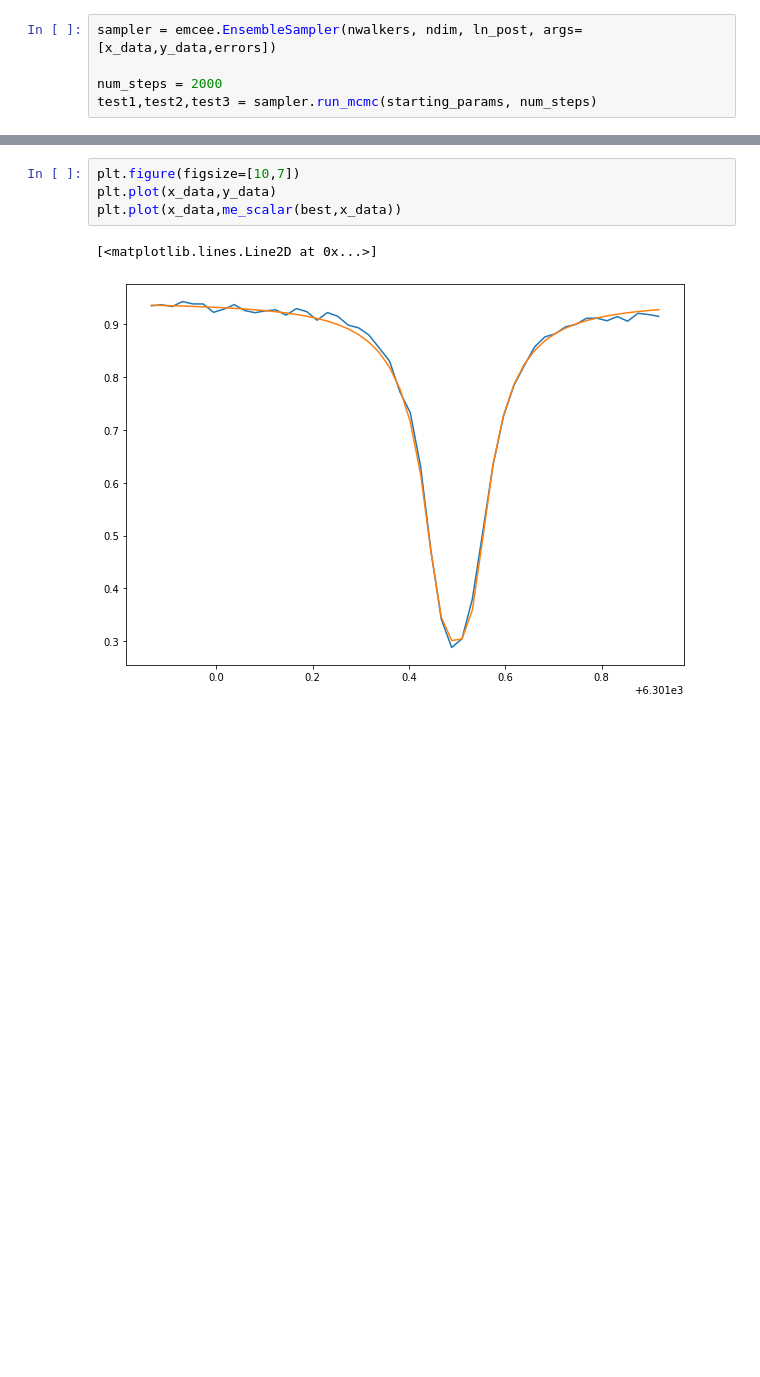
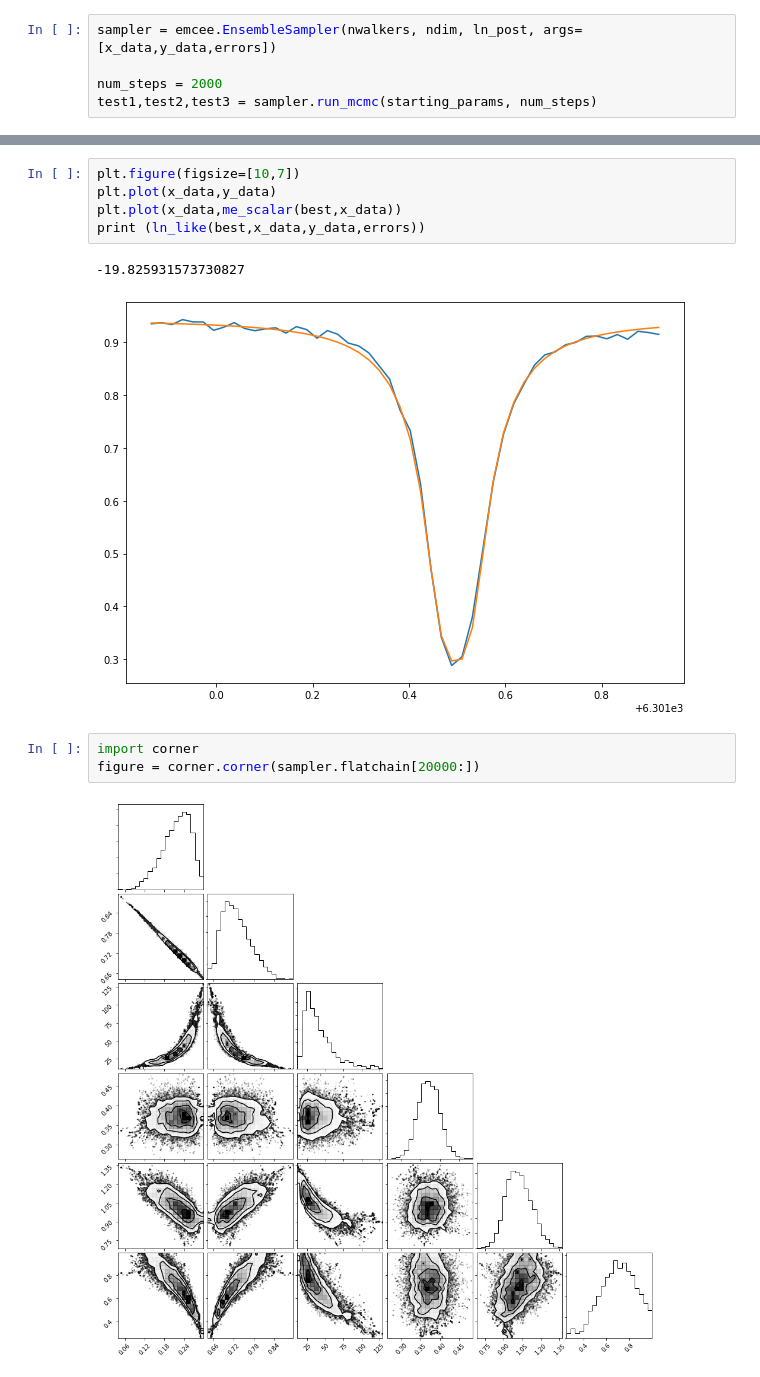
Before and after one commit to ivanzmilic/me_mcmc, a Jupyter notebook: scalar_me_mcmc.ipynb, the cells around one changed output, grey strips where cells are left out. Cells and saved outputs as stored; diff of their text form; blank space fills up the shorter version.

```diff
--- a/scalar_me_mcmc.ipynb
+++ b/scalar_me_mcmc.ipynb
@@ -170,6 +172,12 @@ print (best)
 plt.figure(figsize=[10,7])
 plt.plot(x_data,y_data)
 plt.plot(x_data,me_scalar(best,x_data))
+print (ln_like(best,x_data,y_data,errors))
 # %% [output]
-[<matplotlib.lines.Line2D at 0x...>]
+-19.825931573730827
 [figure]
+# %%
+import corner
+figure = corner.corner(sampler.flatchain[20000:])
+# %% [output]
+[figure, added]
```
Also changed, not shown: parts of 4 cells of this notebook.
